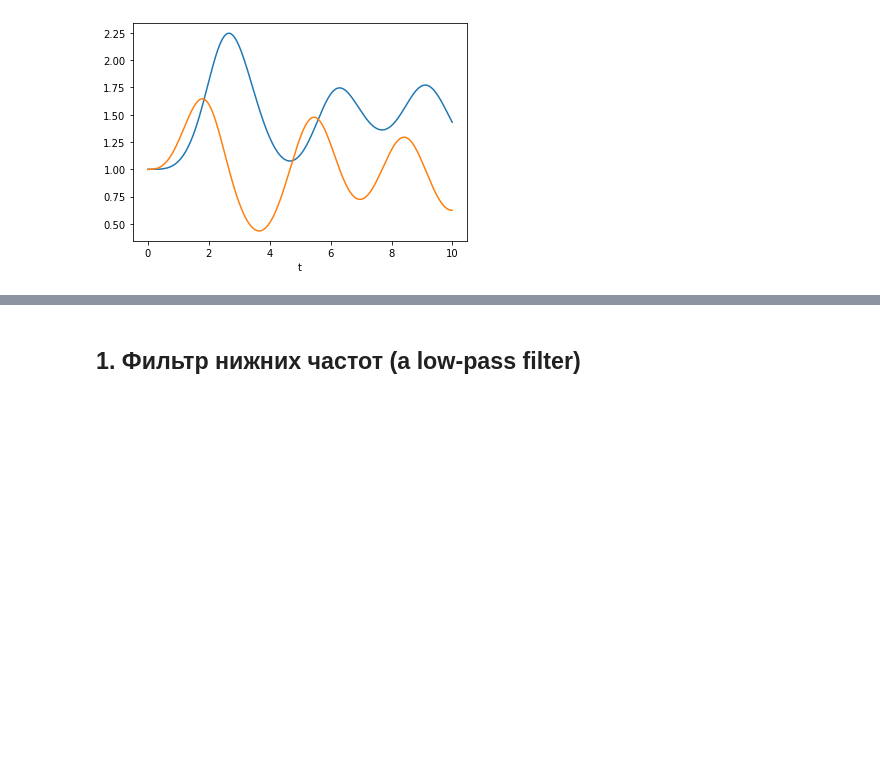
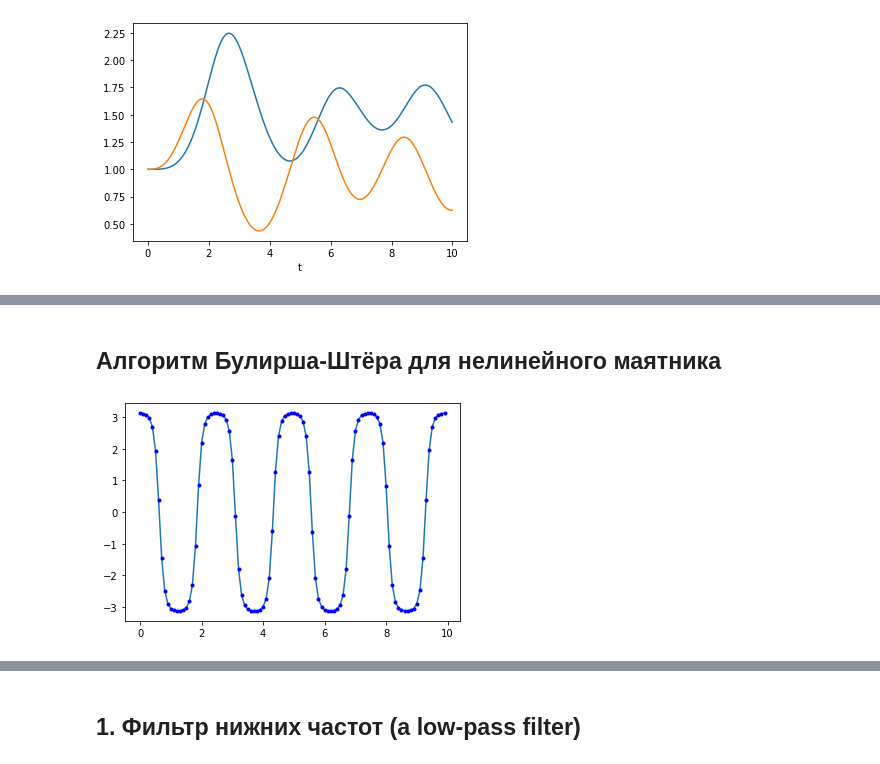
Before and after one commit to konstgav/computational-physics-python, a Jupyter notebook: Odinary-differential-equation-exercises.ipynb, the cells around one changed output, grey strips where cells are left out. Drawn from its saved outputs; the diff is of its cells as text; code cells hidden in the pictures; blank space fills up the shorter version.

```diff
--- a/Odinary-differential-equation-exercises.ipynb
+++ b/Odinary-differential-equation-exercises.ipynb
@@ -152,0 +182,79 @@ plt.show()
+# %% [markdown]
+## Алгоритм Булирша-Штёра для нелинейного маятника
+# %%
+from math import sin,pi
+from numpy import empty,array,arange
+from pylab import plot,show
+
+g = 9.81
+l = 0.1
+theta0 = 179*pi/180
+
+a = 0.0
+b = 10.0
+N = 100          # Number of "big steps"
+H = (b-a)/N      # Size of "big steps"
+delta = 1e-8     # Required position accuracy per unit time
+
+def f(r):
+    theta = r[0]
+    omega = r[1]
+    ftheta = omega
+    fomega = -(g/l)*sin(theta)
+    return array([ftheta,fomega],float)
+
+tpoints = arange(a,b,H)
+thetapoints = []
+r = array([theta0,0.0],float)
+
+# Do the "big steps" of size H
+for t in tpoints:
+
+    thetapoints.append(r[0])
+
+    # Do one modified midpoint step to get things started
+    n = 1
+    r1 = r + 0.5*H*f(r)
+    r2 = r + H*f(r1)
+
+    # The array R1 stores the first row of the
+    # extrapolation table, which contains only the single
+    # modified midpoint estimate of the solution at the
+    # end of the interval
+    R1 = empty([1,2],float)
+    R1[0] = 0.5*(r1 + r2 + 0.5*H*f(r2))
+
+    # Now increase n until the required accuracy is reached
+    error = 2*H*delta
+    while error>H*delta:
+
+        n += 1
+        h = H/n
+
+        # Modified midpoint method
+        r1 = r + 0.5*h*f(r)
+        r2 = r + h*f(r1)
+        for i in range(n-1):
+            r1 += h*f(r2)
+            r2 += h*f(r1)
+
+        # Calculate extrapolation estimates.  Arrays R1 and R2
+        # hold the two most recent lines of the table
+        R2 = R1
+        R1 = empty([n,2],float)
+        R1[0] = 0.5*(r1 + r2 + 0.5*h*f(r2))
+        for m in range(1,n):
+            epsilon = (R1[m-1]-R2[m-1])/((n/(n-1))**(2*m)-1)
+            R1[m] = R1[m-1] + epsilon
+        error = abs(epsilon[0])
+
+    # Set r equal to the most accurate estimate we have,
+    # before moving on to the next big step
+    r = R1[n-1]
+
+# Plot the results
+plot(tpoints,thetapoints)
+plot(tpoints,thetapoints,"b.")
+show()
+# %% [output]
+[figure, added]
```
Also changed, not shown: parts of 7 cells of this notebook, 13 other files.
